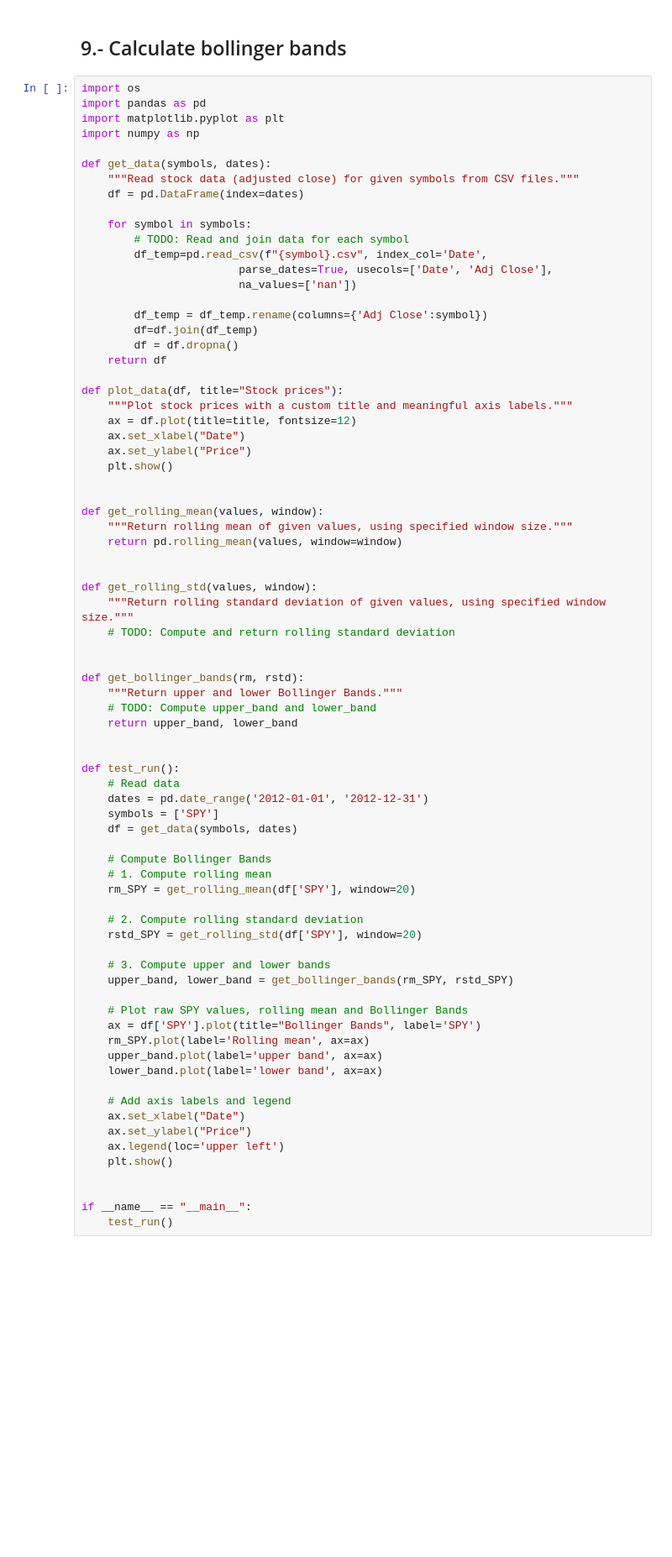
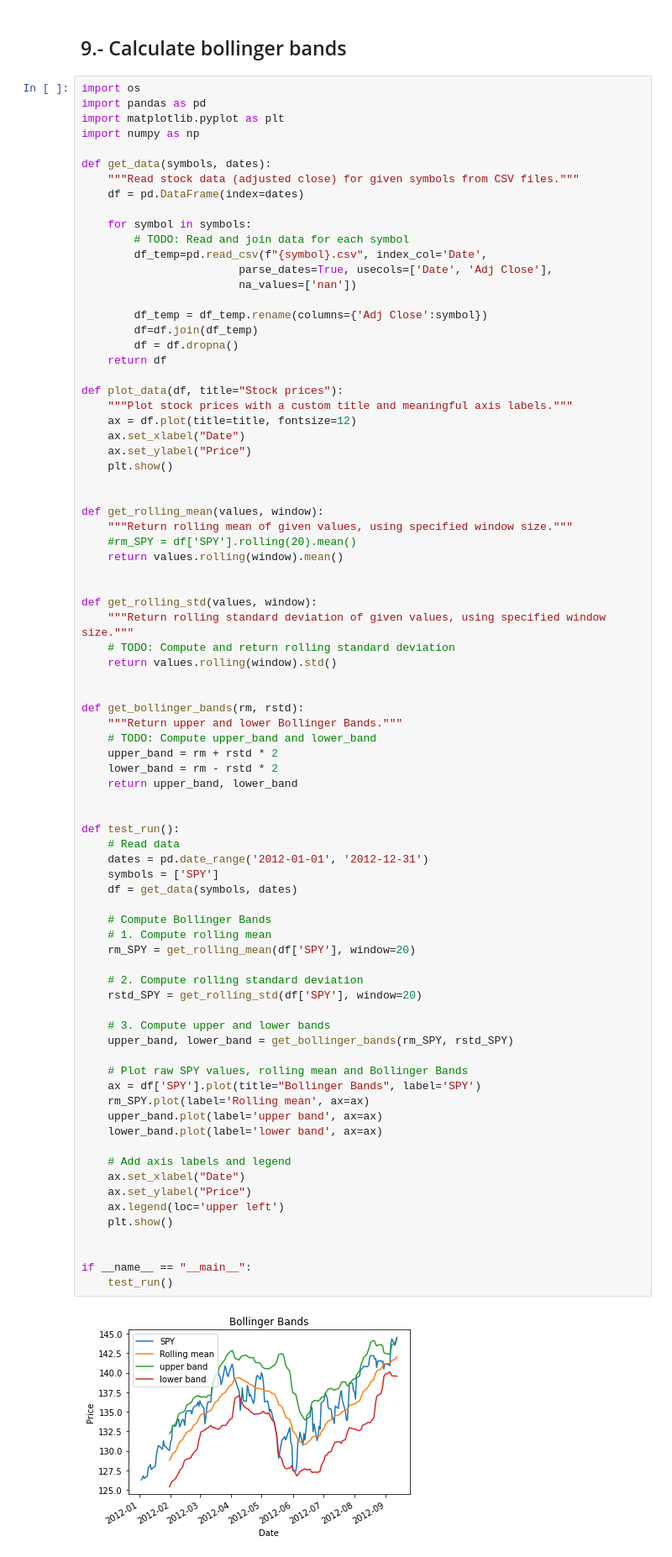
Before and after one commit to juan-ivan-NV/ML_for_Trading, a Jupyter notebook: notebooks/Lesson_5_Statistical_analysis_of_time_series.ipynb, the cells around one changed output. Shown: that part at 84% size. Saved outputs shown, nothing was run; the diff lists cells and outputs as text; blank space fills up the shorter version.

```diff
--- a/notebooks/Lesson_5_Statistical_analysis_of_time_series.ipynb
+++ b/notebooks/Lesson_5_Statistical_analysis_of_time_series.ipynb
@@ -153,17 +153,21 @@ def plot_data(df, title="Stock prices"):
 
 def get_rolling_mean(values, window):
     """Return rolling mean of given values, using specified window size."""
-    return pd.rolling_mean(values, window=window)
+    #rm_SPY = df['SPY'].rolling(20).mean()
+    return values.rolling(window).mean()
 
 
 def get_rolling_std(values, window):
     """Return rolling standard deviation of given values, using specified window size."""
     # TODO: Compute and return rolling standard deviation
+    return values.rolling(window).std()
 
 
 def get_bollinger_bands(rm, rstd):
     """Return upper and lower Bollinger Bands."""
     # TODO: Compute upper_band and lower_band
+    upper_band = rm + rstd * 2
+    lower_band = rm - rstd * 2
     return upper_band, lower_band
 
 
@@ -171,30 +175,32 @@ def test_run():
     # Read data
     dates = pd.date_range('2012-01-01', '2012-12-31')
     symbols = ['SPY']
     df = get_data(symbols, dates)
 
     # Compute Bollinger Bands
     # 1. Compute rolling mean
     rm_SPY = get_rolling_mean(df['SPY'], window=20)
 
     # 2. Compute rolling standard deviation
     rstd_SPY = get_rolling_std(df['SPY'], window=20)
 
     # 3. Compute upper and lower bands
     upper_band, lower_band = get_bollinger_bands(rm_SPY, rstd_SPY)
 
     # Plot raw SPY values, rolling mean and Bollinger Bands
     ax = df['SPY'].plot(title="Bollinger Bands", label='SPY')
     rm_SPY.plot(label='Rolling mean', ax=ax)
     upper_band.plot(label='upper band', ax=ax)
     lower_band.plot(label='lower band', ax=ax)
 
     # Add axis labels and legend
     ax.set_xlabel("Date")
     ax.set_ylabel("Price")
     ax.legend(loc='upper left')
     plt.show()
 
 
 if __name__ == "__main__":
     test_run()
+# %% [output]
+[figure, added]
```
